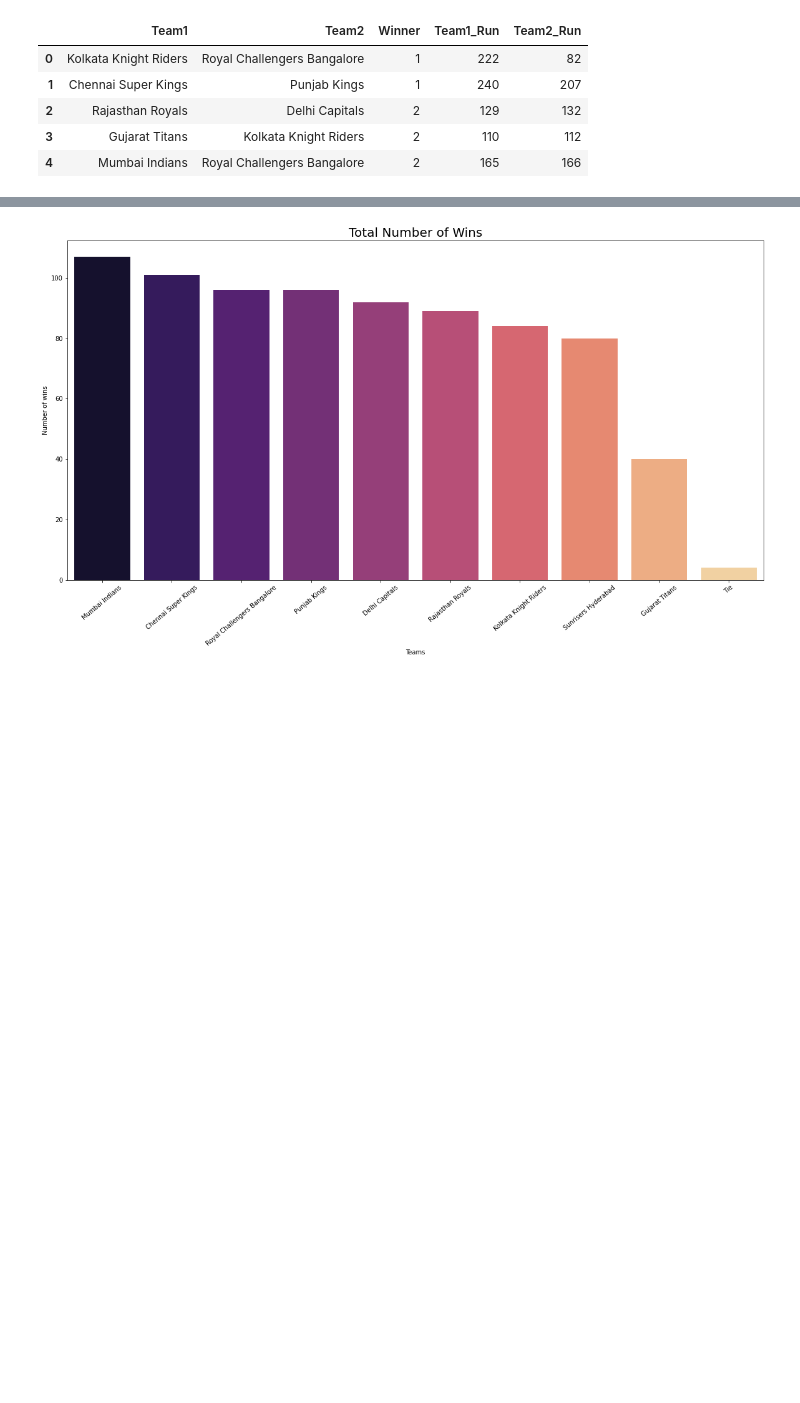
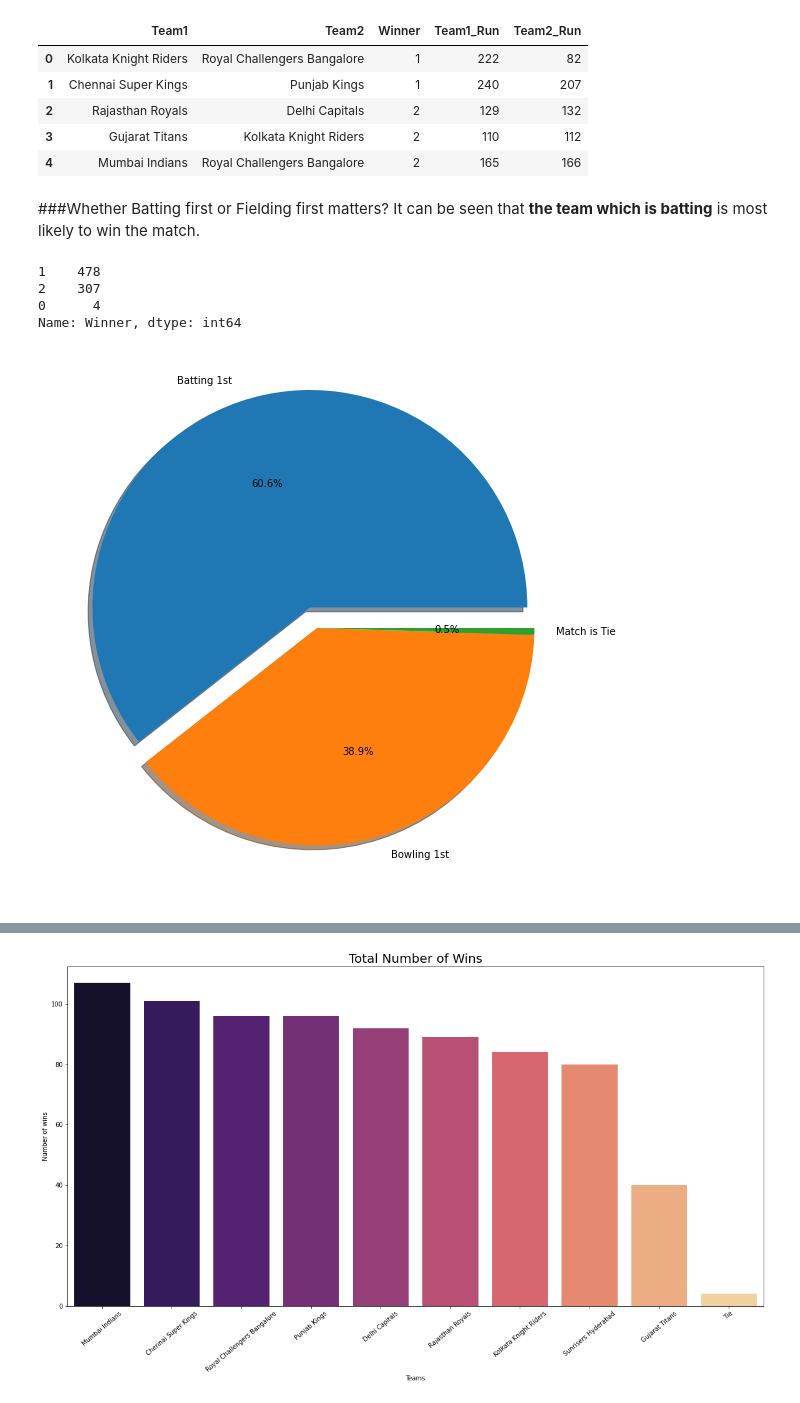
Before and after one commit to AniruddhA-Omni/Devspace2022_ps1, a Jupyter notebook: ps1_devspace.ipynb, the cells around one changed output, grey strips where cells are left out. Drawn from its saved outputs; the diff is of its cells as text; code cells hidden in the pictures; blank space fills up the shorter version.

```diff
--- a/ps1_devspace.ipynb
+++ b/ps1_devspace.ipynb
@@ -422,3 +502,19 @@ dd.head()
 | 2 | Rajasthan Royals | Delhi Capitals | 2 | 129 | 132 |
 | 3 | Gujarat Titans | Kolkata Knight Riders | 2 | 110 | 112 |
 | 4 | Mumbai Indians | Royal Challengers Bangalore | 2 | 165 | 166 |
+# %% [markdown]
+###Whether Batting first or Fielding first matters?
+It can be seen that **the team which is batting** is most likely to win the match.
+# %%
+plt.figure(figsize=(20,10))
+match_winner = dd["Winner"].value_counts()
+labels = ["Batting 1st","Bowling 1st","Match is Tie"]
+explode = [0.1,0,0]
+plt.pie(match_winner, autopct='%.01f%%', labels=labels, shadow=True, explode = explode)
+print(dd["Winner"].value_counts())
+# %% [output]
+1    478
+2    307
+0      4
+Name: Winner, dtype: int64
+[figure, added]
```
Also changed, not shown: parts of 31 cells of this notebook.
